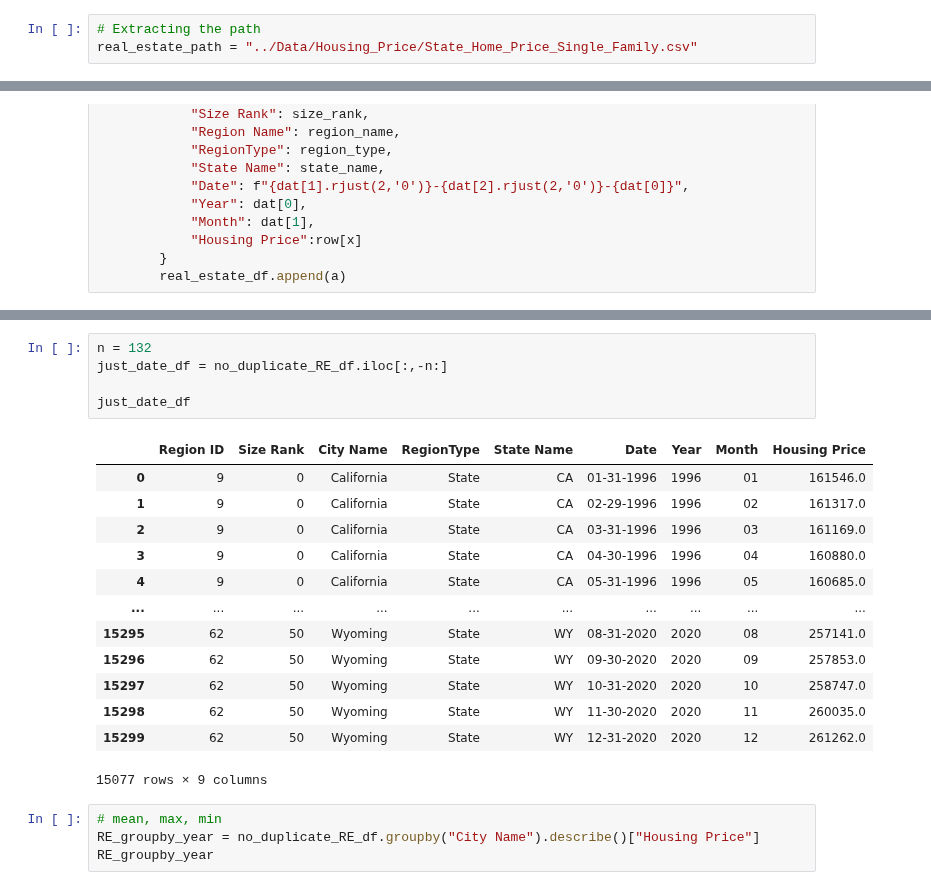
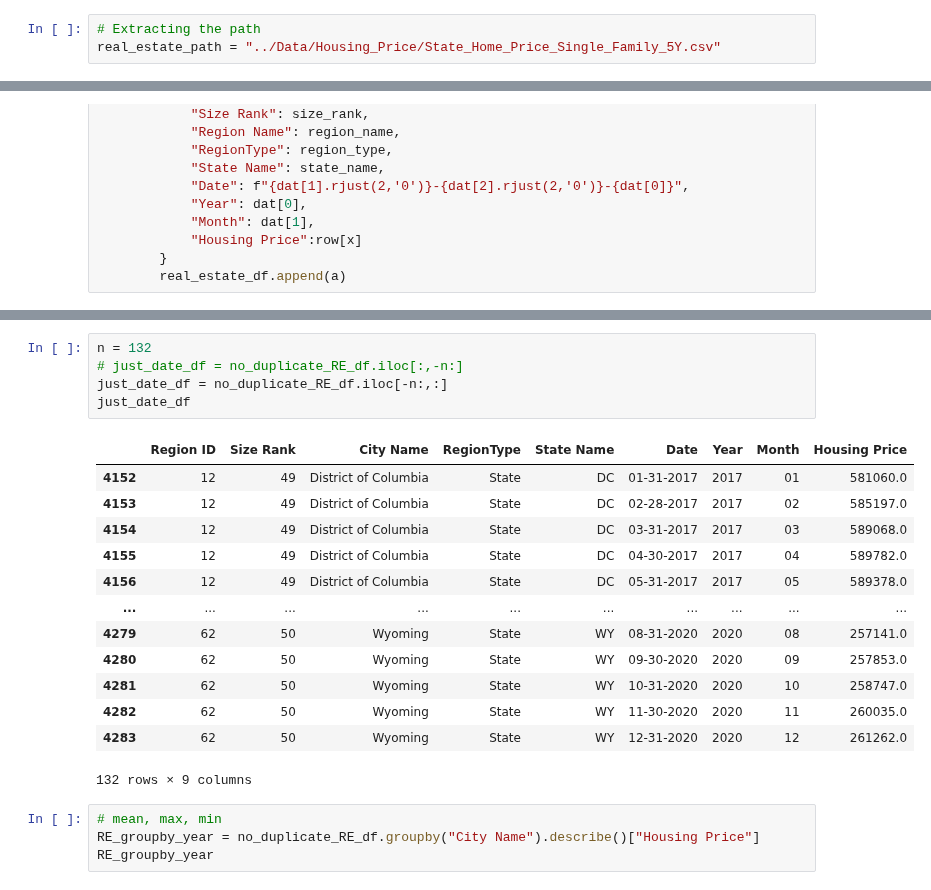
Before and after one commit to aliciasply/InterState-Migration, a Jupyter notebook: Code/Housing-Price-alicia.ipynb, the cells around one changed output, grey strips where cells are left out. Cells and saved outputs as stored; diff of their text form.

Commit message:
fixed csv files to limit 5years & rental price graph added & home price based on state

```diff
--- a/Code/Housing-Price-alicia.ipynb
+++ b/Code/Housing-Price-alicia.ipynb
@@ -18,7 +18,7 @@ Alicia's analysis
 * Zillow also publishes ZHVI for all single-family residences ($, typical value for all single-family homes in a given region), for condo/coops ($), for all homes with 1, 2, 3, 4 and 5+ bedrooms ($), and the ZHVI per square foot ($, typical value of all homes per square foot calculated by taking the estimated home value for each home in a given region and dividing it by the home’s square footage).
 # %%
 # Extracting the path
-real_estate_path = "../Data/Housing_Price/State_Home_Price_Single_Family.csv"
+real_estate_path = "../Data/Housing_Price/State_Home_Price_Single_Family_5Y.csv"
 # %%
 # Read Real Estate Data from Zillow (from year 2015 to 2020)
 # real_estate_data = pd.read_csv(real_estate_path)
@@ -115,22 +209,22 @@ no_duplicate_RE_df = no_duplicate_RE_df.rename({"Region Name": "City Name"}, axi
 # %%
 n = 132
-just_date_df = no_duplicate_RE_df.iloc[:,-n:]
-
+# just_date_df = no_duplicate_RE_df.iloc[:,-n:]
+just_date_df = no_duplicate_RE_df.iloc[-n:,:]
 just_date_df
 # %% [output]
 |  | Region ID | Size Rank | City Name | RegionType | State Name | Date | Year | Month | Housing Price |
-| 0 | 9 | 0 | California | State | CA | 01-31-1996 | 1996 | 01 | 161546.0 |
-| 1 | 9 | 0 | California | State | CA | 02-29-1996 | 1996 | 02 | 161317.0 |
-| 2 | 9 | 0 | California | State | CA | 03-31-1996 | 1996 | 03 | 161169.0 |
-| 3 | 9 | 0 | California | State | CA | 04-30-1996 | 1996 | 04 | 160880.0 |
-| 4 | 9 | 0 | California | State | CA | 05-31-1996 | 1996 | 05 | 160685.0 |
+| 4152 | 12 | 49 | District of Columbia | State | DC | 01-31-2017 | 2017 | 01 | 581060.0 |
+| 4153 | 12 | 49 | District of Columbia | State | DC | 02-28-2017 | 2017 | 02 | 585197.0 |
+| 4154 | 12 | 49 | District of Columbia | State | DC | 03-31-2017 | 2017 | 03 | 589068.0 |
+| 4155 | 12 | 49 | District of Columbia | State | DC | 04-30-2017 | 2017 | 04 | 589782.0 |
+| 4156 | 12 | 49 | District of Columbia | State | DC | 05-31-2017 | 2017 | 05 | 589378.0 |
 | ... | ... | ... | ... | ... | ... | ... | ... | ... | ... |
-| 15295 | 62 | 50 | Wyoming | State | WY | 08-31-2020 | 2020 | 08 | 257141.0 |
-| 15296 | 62 | 50 | Wyoming | State | WY | 09-30-2020 | 2020 | 09 | 257853.0 |
-| 15297 | 62 | 50 | Wyoming | State | WY | 10-31-2020 | 2020 | 10 | 258747.0 |
-| 15298 | 62 | 50 | Wyoming | State | WY | 11-30-2020 | 2020 | 11 | 260035.0 |
-| 15299 | 62 | 50 | Wyoming | State | WY | 12-31-2020 | 2020 | 12 | 261262.0 |
+| 4279 | 62 | 50 | Wyoming | State | WY | 08-31-2020 | 2020 | 08 | 257141.0 |
+| 4280 | 62 | 50 | Wyoming | State | WY | 09-30-2020 | 2020 | 09 | 257853.0 |
+| 4281 | 62 | 50 | Wyoming | State | WY | 10-31-2020 | 2020 | 10 | 258747.0 |
+| 4282 | 62 | 50 | Wyoming | State | WY | 11-30-2020 | 2020 | 11 | 260035.0 |
+| 4283 | 62 | 50 | Wyoming | State | WY | 12-31-2020 | 2020 | 12 | 261262.0 |
-15077 rows × 9 columns
+132 rows × 9 columns
 # %%
 # mean, max, min
 RE_groupby_year = no_duplicate_RE_df.groupby("City Name").describe()["Housing Price"]
```
Also changed, not shown: parts of 12 cells of this notebook, 3 other files.
